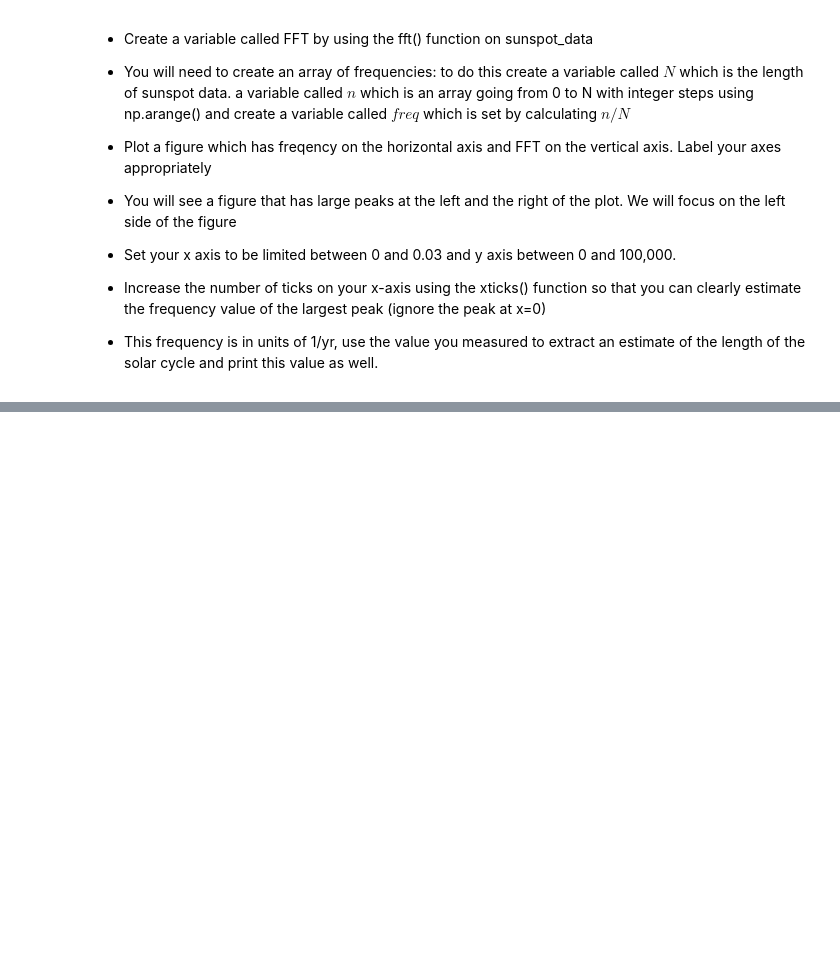
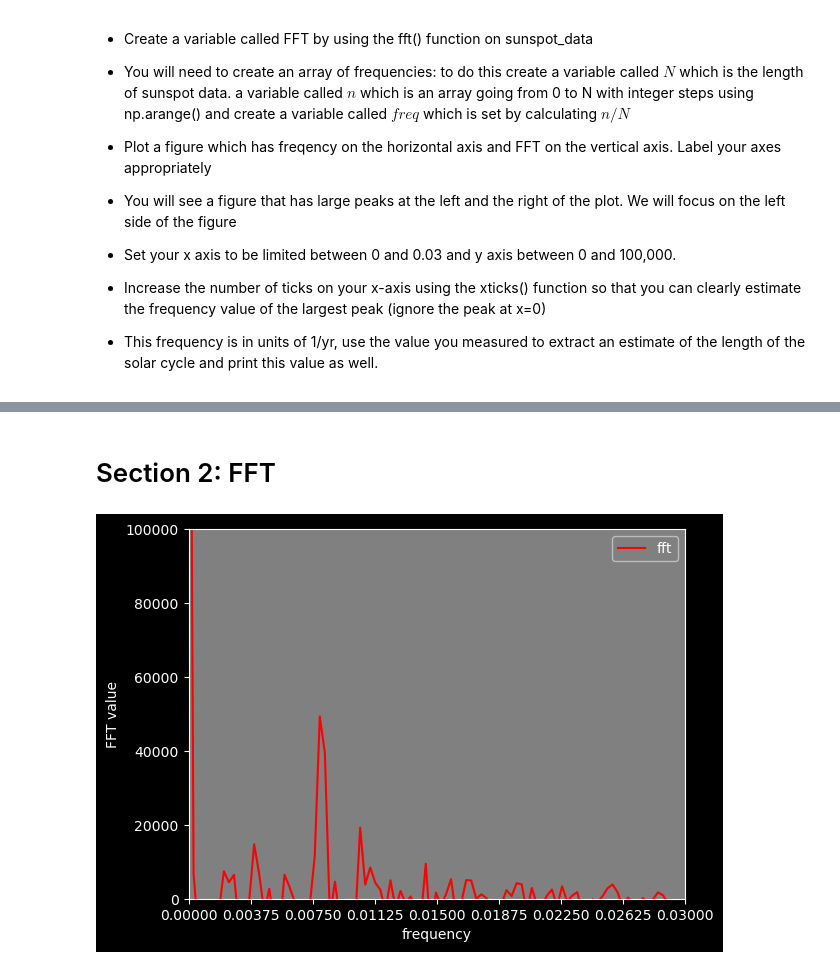
Before and after one commit to JerrySiRi/NJUAI_Learning_partial, a Jupyter notebook: HKU_exchange/Data_analysis_and_modeling_EASC2410/Assignment/HW3/HW3-2024.ipynb, the cells around one changed output, grey strips where cells are left out. Saved outputs shown, nothing was run; the diff lists cells and outputs as text; code cells hidden in the pictures; blank space fills up the shorter version.

```diff
--- a/HKU_exchange/Data_analysis_and_modeling_EASC2410/Assignment/HW3/HW3-2024.ipynb
+++ b/HKU_exchange/Data_analysis_and_modeling_EASC2410/Assignment/HW3/HW3-2024.ipynb
@@ -158,0 +208,23 @@ sunspot_data =np.array([96.7,104.3,116.7,92.8,141.7,139.2,158,110.5,126.5,125.8,
+# %% [markdown]
+# Section 2: FFT
+# %%
+
+from scipy.fftpack import fft
+
+FFT = fft(sunspot_data)
+N = len(sunspot_data)
+n = np.arange(0, N)
+freq = n/N
+xaxis_num = 5
+
+plt.plot(freq, FFT, label='fft', color='r')
+plt.xlabel('frequency')
+plt.ylabel('FFT value')
+plt.legend()
+plt.xlim(0, 0.03)
+plt.ylim(0,100000)
+
+plt.xticks(np.linspace(0, 0.03, 9))
+plt.show()
+# %% [output]
+[figure, added]
```
Also changed, not shown: parts of 5 cells of this notebook, 2 other files.
